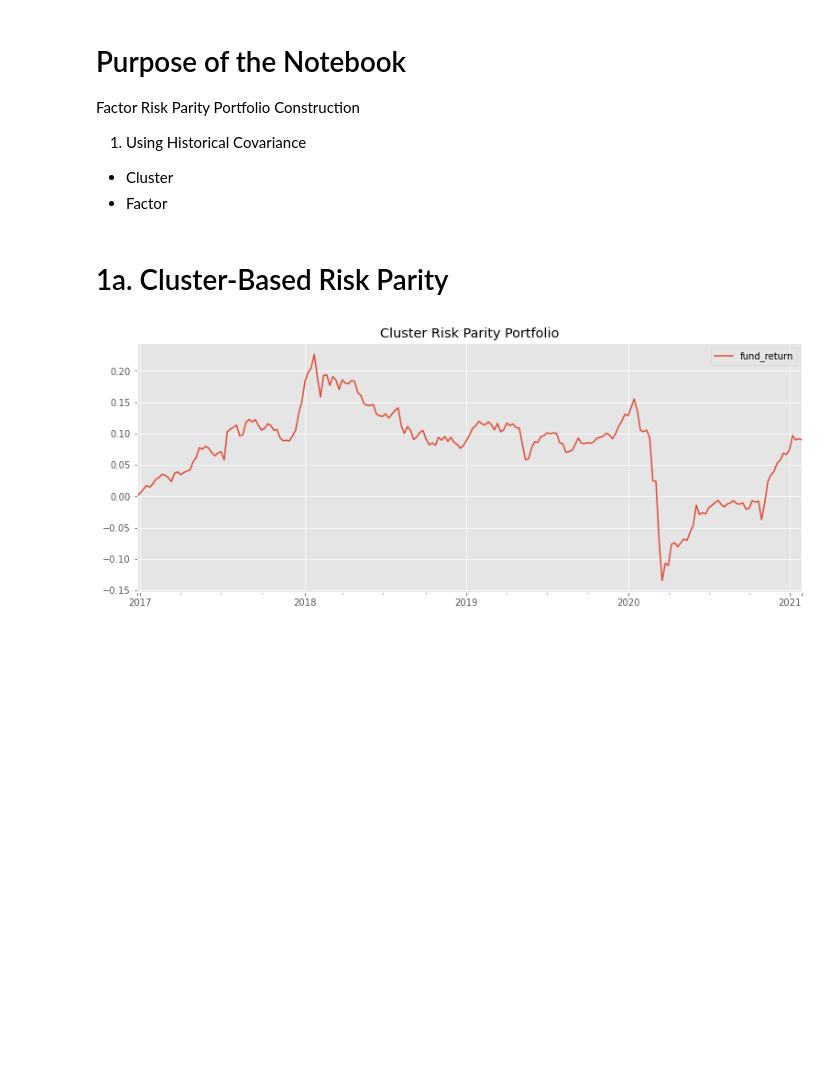
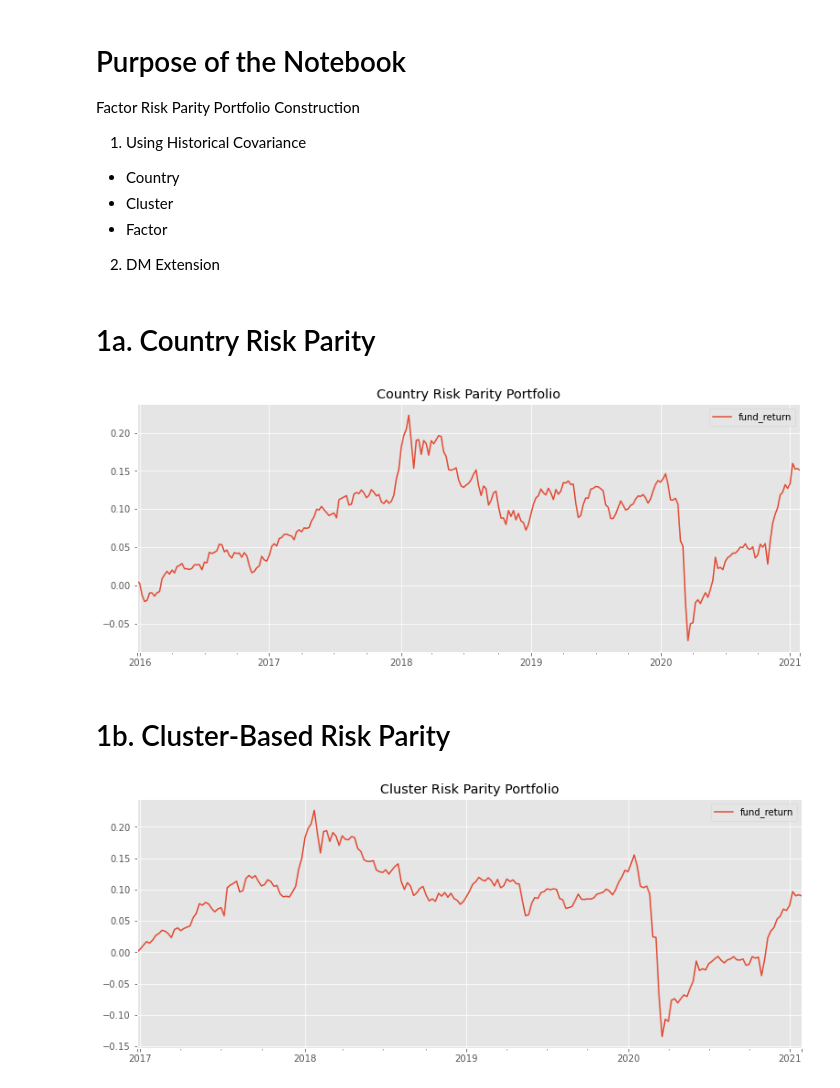
Before and after one commit to wingwingz/AFP, a Jupyter notebook: PortfolioConstruction/factor_risk_parity_final.ipynb, the cells around one changed output. Drawn from its saved outputs; the diff is of its cells as text; code cells hidden in the pictures; blank space fills up the shorter version.

Commit message:
Equity portfolios

```diff
--- a/PortfolioConstruction/factor_risk_parity_final.ipynb
+++ b/PortfolioConstruction/factor_risk_parity_final.ipynb
@@ -18,8 +18,10 @@ from risk_parity import *
 
 Factor Risk Parity Portfolio Construction
 1. Using Historical Covariance
+ - Country
  - Cluster
  - Factor
+2. DM Extension
 # %%
 country_etfs = pd.read_csv('../Data/country_data/ETF_adj_close.csv',index_col=0)
 country_etfs.index = pd.to_datetime(country_etfs.index)
@@ -42,8 +44,27 @@ for k in clusters.keys():
     equity_clusters.append(ew_returns)
 equity_clusters = pd.concat(equity_clusters,axis=1)
 equity_clusters = equity_clusters.loc[equity_factors.index]
+# %% [markdown]
+# 1a. Country Risk Parity
+# %%
+cntry_level = country_returns.dropna()
+equity_cntry_rp_rebal = HistCorrRebalance(aum=1,
+                                           asset_names=cntry_level.columns,
+                                           returns=cntry_level,
+                                           time=52,
+                                           target_vol=5,
+                                           lam_short=0.7,
+                                           lam_long=0.83,
+                                           burn=12,
+                                           barrier=1.5)
+
+cntry_trade, cntry_trade_pct, cntry_weight, cntry_returns = equity_cntry_rp_rebal.get_flow()
+# %%
+((1+cntry_returns).cumprod()-1).plot(figsize = (13,5),title = 'Country Risk Parity Portfolio');
+# %% [output]
+[figure, added]
 # %% [markdown]
-# 1a. Cluster-Based Risk Parity
+# 1b. Cluster-Based Risk Parity
 # %%
 equity_clusters.columns = [f'Cluster_{i}' for i in range(4)]
 # %%
```
Also changed, not shown: parts of 12 cells of this notebook, 1 other file.
